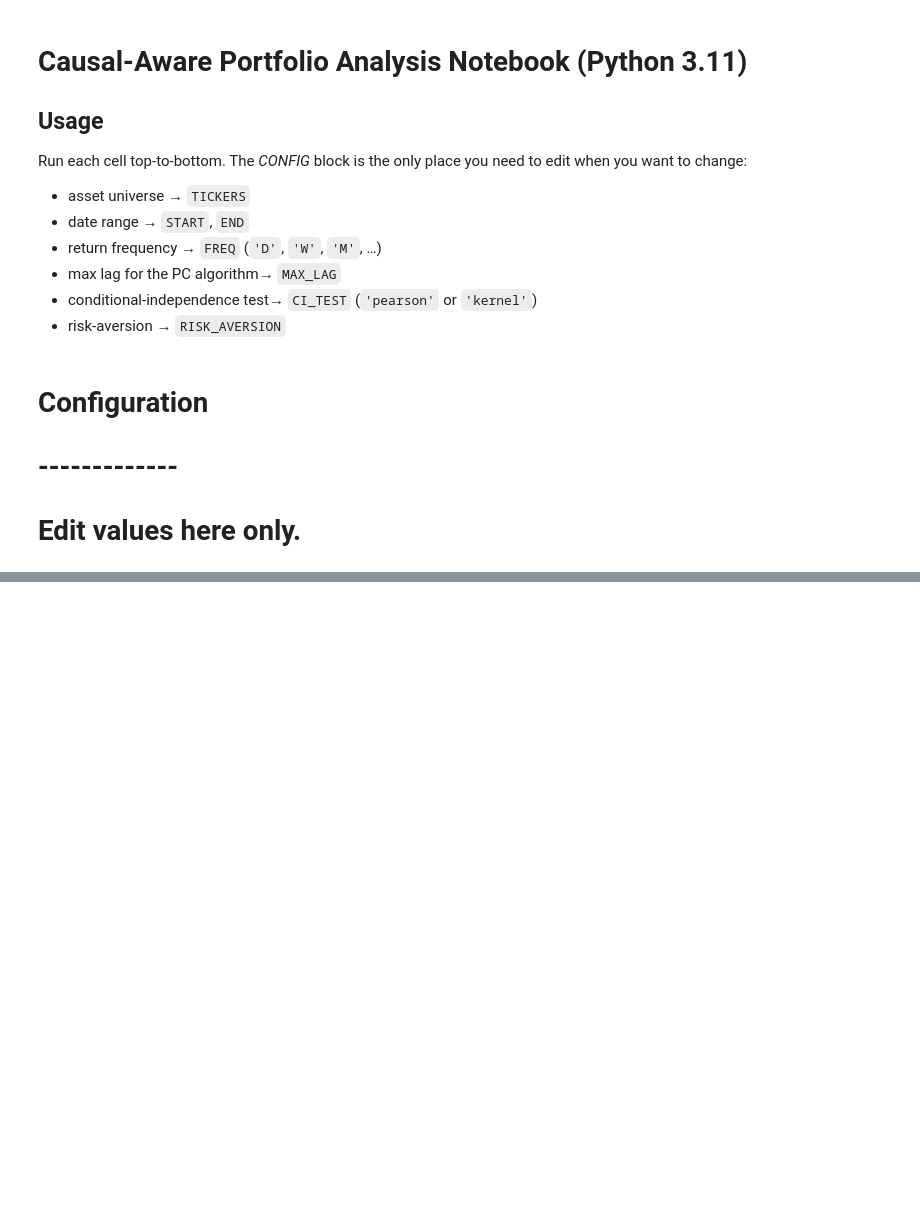
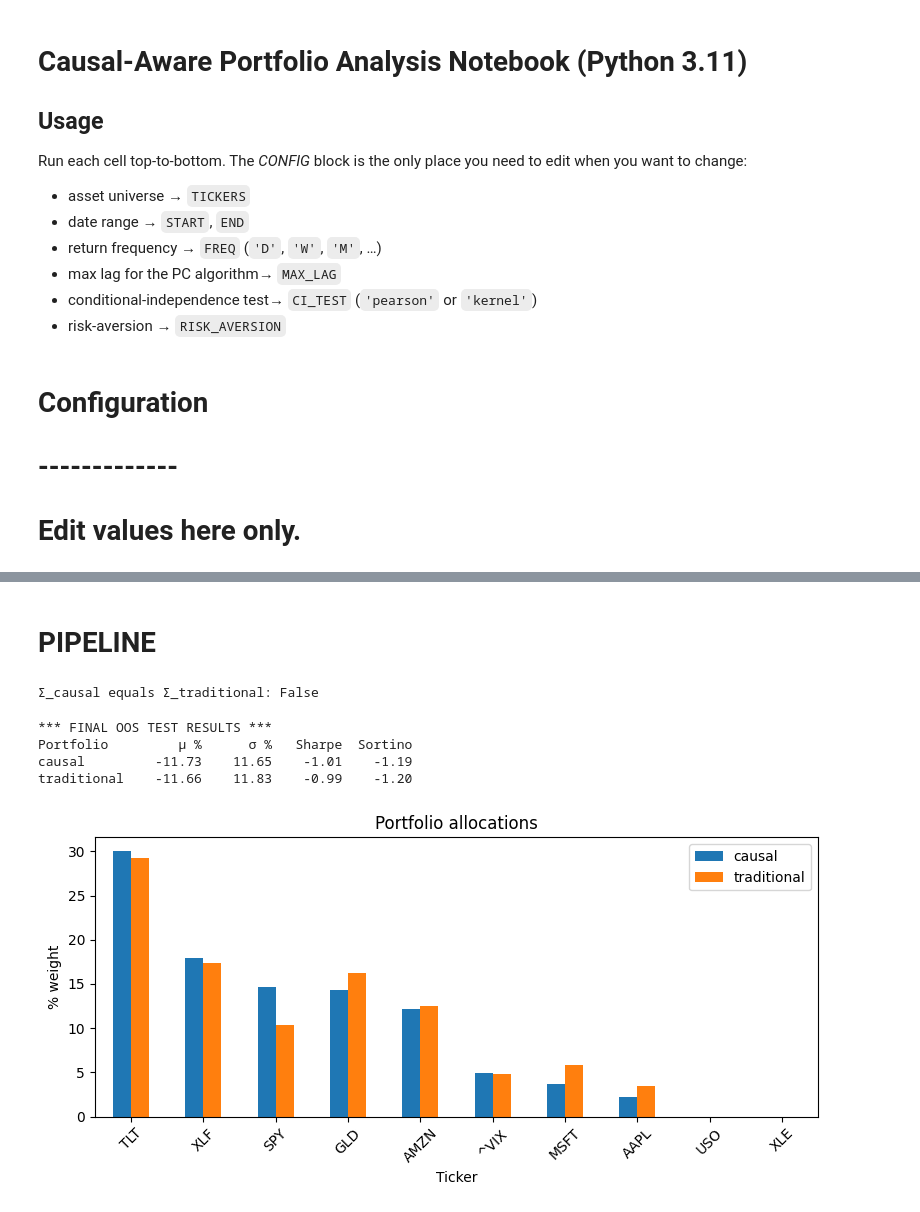
Before and after one commit to judramirezj/causal-inference-portfolio-management, a Jupyter notebook: analysis/exploration.ipynb, the cells around one changed output, grey strips where cells are left out. Cells and saved outputs as stored; diff of their text form; code cells hidden in the pictures; blank space fills up the shorter version.

```diff
--- a/analysis/exploration.ipynb
+++ b/analysis/exploration.ipynb
@@ -55,0 +285,16 @@ NameError: name 'field' is not defined
+# %%
+def nearest_psd(mat: np.ndarray, eps: float = 1e-10) -> np.ndarray:
+    """Project matrix to nearest PSD by eigenvalue flooring."""
+    eigval, eigvec = np.linalg.eigh(mat)
+    eigval[eigval < eps] = eps
+    return eigvec @ np.diag(eigval) @ eigvec.T
+# %%
+def split_ts(df: pd.DataFrame, train_frac=0.6, val_frac=0.2):
+    """
+    Deterministic chronological split → train | val | test.
+    Fractions must sum ≤ 1.0.
+    """
+    n = len(df)
+    cut1 = int(n * train_frac)
+    cut2 = int(n * (train_frac + val_frac))
+    return df.iloc[:cut1], df.iloc[cut1:cut2], df.iloc[cut2:]
@@ -55,0 +484,2 @@ NameError: name 'field' is not defined
+# %% [markdown]
+# PIPELINE
@@ -55,0 +513,45 @@ NameError: name 'field' is not defined
+# %%
+print("Σ_causal equals Σ_traditional:",
+      np.allclose(solver_tv.cov, solver_tv.sample_cov))
+# %% [output]
+Σ_causal equals Σ_traditional: False
+# %%
+print("\n*** FINAL OOS TEST RESULTS ***")
+print(f"{'Portfolio':<12}{'μ %':>9}{'σ %':>9}{'Sharpe':>9}{'Sortino':>9}")
+print(f"{'causal':<12}{m_c[0]*100:9.2f}{m_c[1]*100:9.2f}{m_c[2]:9.2f}{m_c[3]:9.2f}")
+print(f"{'traditional':<12}{m_t[0]*100:9.2f}{m_t[1]*100:9.2f}{m_t[2]:9.2f}{m_t[3]:9.2f}")
+# %% [output]
+*** FINAL OOS TEST RESULTS ***
+Portfolio         μ %      σ %   Sharpe  Sortino
+causal         -11.73    11.65    -1.01    -1.19
+traditional    -11.66    11.83    -0.99    -1.20
+# %%
+results = {
+    "causal": {
+        "w": w_c,
+        "ret": m_c[0],
+        "vol": m_c[1],
+        "sharpe": m_c[2],
+        "sortino": m_c[3],
+    },
+    "traditional": {
+        "w": w_t,
+        "ret": m_t[0],
+        "vol": m_t[1],
+        "sharpe": m_t[2],
+        "sortino": m_t[3],
+    },
+}
+# %%
+wgt = (
+    pd.DataFrame({k: v["w"] for k, v in results.items()}, index=trainval_raw.columns)
+    .mul(100)
+    .sort_values(by="causal", ascending=False)
+)
+wgt.plot(kind="bar", figsize=(8, 4), rot=45)
+plt.ylabel("% weight")
+plt.title("Portfolio allocations")
+plt.tight_layout()
+plt.show()
+# %% [output]
+[figure, added]
```
Also changed, not shown: parts of 16 cells of this notebook.
